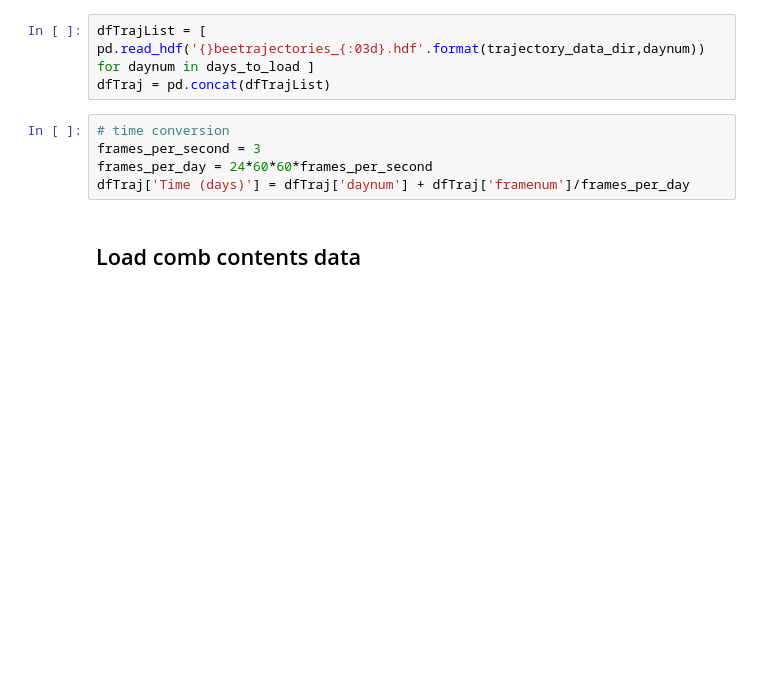
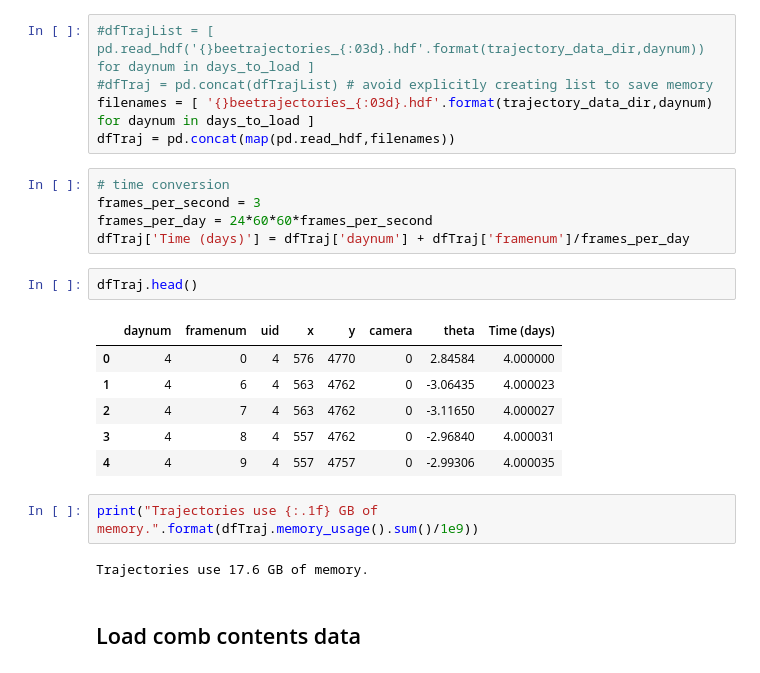
Before and after one commit to Collective-Logic-Lab/honey-bee-behavior, a Jupyter notebook: preliminary-analysis-2024-comb-building.ipynb, the cells around one changed output. Cells and saved outputs as stored; diff of their text form; blank space fills up the shorter version.

Commit message:
minor update to comb-building code to reduce memory usage

```diff
--- a/preliminary-analysis-2024-comb-building.ipynb
+++ b/preliminary-analysis-2024-comb-building.ipynb
@@ -53,13 +53,28 @@ dfFiveMinute['Time (days)'] = dfFiveMinute['Day number'] + dfFiveMinute['timediv
 # data from 2019: https://zenodo.org/records/7298798
 trajectory_data_dir = '../Data/231018/trajectories_000-019/'
 # %%
-dfTrajList = [ pd.read_hdf('{}beetrajectories_{:03d}.hdf'.format(trajectory_data_dir,daynum)) for daynum in days_to_load ]
-dfTraj = pd.concat(dfTrajList)
+#dfTrajList = [ pd.read_hdf('{}beetrajectories_{:03d}.hdf'.format(trajectory_data_dir,daynum)) for daynum in days_to_load ]
+#dfTraj = pd.concat(dfTrajList) # avoid explicitly creating list to save memory
+filenames = [ '{}beetrajectories_{:03d}.hdf'.format(trajectory_data_dir,daynum) for daynum in days_to_load ]
+dfTraj = pd.concat(map(pd.read_hdf,filenames))
 # %%
 # time conversion
 frames_per_second = 3
 frames_per_day = 24*60*60*frames_per_second
 dfTraj['Time (days)'] = dfTraj['daynum'] + dfTraj['framenum']/frames_per_day
+# %%
+dfTraj.head()
+# %% [output]
+|  | daynum | framenum | uid | x | y | camera | theta | Time (days) |
+| 0 | 4 | 0 | 4 | 576 | 4770 | 0 | 2.84584 | 4.000000 |
+| 1 | 4 | 6 | 4 | 563 | 4762 | 0 | -3.06435 | 4.000023 |
+| 2 | 4 | 7 | 4 | 563 | 4762 | 0 | -3.11650 | 4.000027 |
+| 3 | 4 | 8 | 4 | 557 | 4762 | 0 | -2.96840 | 4.000031 |
+| 4 | 4 | 9 | 4 | 557 | 4757 | 0 | -2.99306 | 4.000035 |
+# %%
+print("Trajectories use {:.1f} GB of memory.".format(dfTraj.memory_usage().sum()/1e9))
+# %% [output]
+Trajectories use 17.6 GB of memory.
 # %% [markdown]
 ## Load comb contents data
 # %%
```
Also changed, not shown: parts of 2 cells of this notebook.
